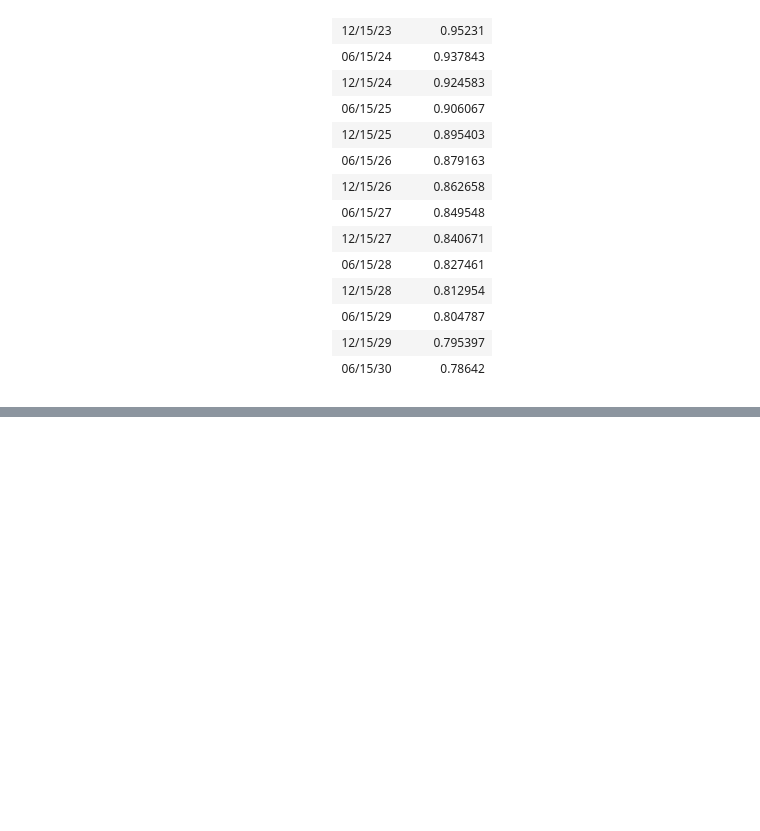
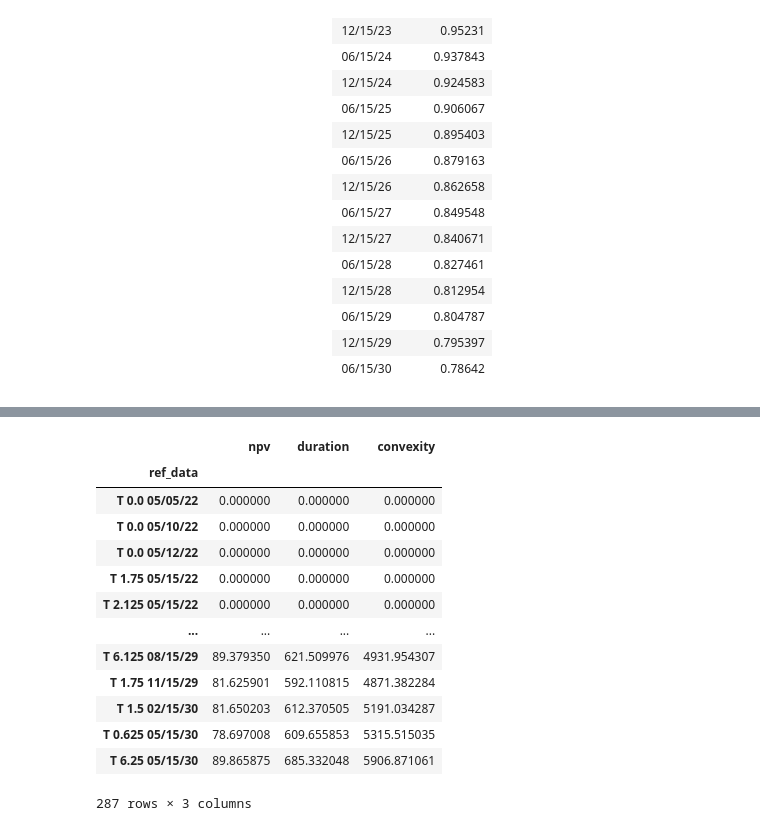
Before and after one commit to jdean53/finops_casestudy, a Jupyter notebook: rp_round1.ipynb, the cells around one changed output, grey strips where cells are left out. Drawn from its saved outputs; the diff is of its cells as text; code cells hidden in the pictures; blank space fills up the shorter version.

```diff
--- a/rp_round1.ipynb
+++ b/rp_round1.ipynb
@@ -664,0 +669,32 @@ md('''
+# %%
+'''
+Immunization part
+Calculates npv, duration, and convexity terms for all bonds considered in the problem
+FROM YEAR 11-16
+'''
+
+ded_period = 3
+imm_period = 5
+imm_start_period = len(data_prompt) - imm_period
+imm_end_period = len(data_prompt)
+
+npvs2=[]
+durs2=[]
+cons2=[]
+for bond in cf_df.index:
+    bond_df = cf_df.loc[bond]
+    bond_ttm = bond_df.loc['ttm']
+    bond_cf_stream = bond_df.loc[imm_start_period:]
+    eo_cfs = bond_cf_stream.idxmax()
+    cpn_ttm = [(bond_ttm - 0.5*i).round(round_to) for i in range(eo_cfs+1-imm_start_period)]
+    bond_cf_ttm = pd.Series(data=bond_df.loc[imm_start_period:eo_cfs].to_list(), index=reversed(cpn_ttm))
+
+    bond_npv = sum([bond_cf_ttm.loc[i] * npv_factor.loc[:i].iloc[-1] for i in bond_cf_ttm.index])
+    bond_dur = sum([bond_cf_ttm.loc[i] * dur_factor.loc[:i].iloc[-1] for i in bond_cf_ttm.index])
+    bond_con = sum([bond_cf_ttm.loc[i] * con_factor.loc[:i].iloc[-1] for i in bond_cf_ttm.index])
+
+    npvs2.append(bond_npv)
+    durs2.append(bond_dur)
+    cons2.append(bond_con)
+
+immunization_df2 = pd.DataFrame([npvs2, durs2, cons2], columns=cf_df.index, index=['npv','duration','convexity']).transpose()
@@ -664,0 +798,17 @@ md('''
+# %%
+immunization_df2
+# %% [output]
+|  | npv | duration | convexity |
+| ref_data |  |  |  |
+| T 0.0 05/05/22 | 0.000000 | 0.000000 | 0.000000 |
+| T 0.0 05/10/22 | 0.000000 | 0.000000 | 0.000000 |
+| T 0.0 05/12/22 | 0.000000 | 0.000000 | 0.000000 |
+| T 1.75 05/15/22 | 0.000000 | 0.000000 | 0.000000 |
+| T 2.125 05/15/22 | 0.000000 | 0.000000 | 0.000000 |
+| ... | ... | ... | ... |
+| T 6.125 08/15/29 | 89.379350 | 621.509976 | 4931.954307 |
+| T 1.75 11/15/29 | 81.625901 | 592.110815 | 4871.382284 |
+| T 1.5 02/15/30 | 81.650203 | 612.370505 | 5191.034287 |
+| T 0.625 05/15/30 | 78.697008 | 609.655853 | 5315.515035 |
+| T 6.25 05/15/30 | 89.865875 | 685.332048 | 5906.871061 |
+287 rows × 3 columns
```
Also changed, not shown: parts of 17 cells of this notebook.
